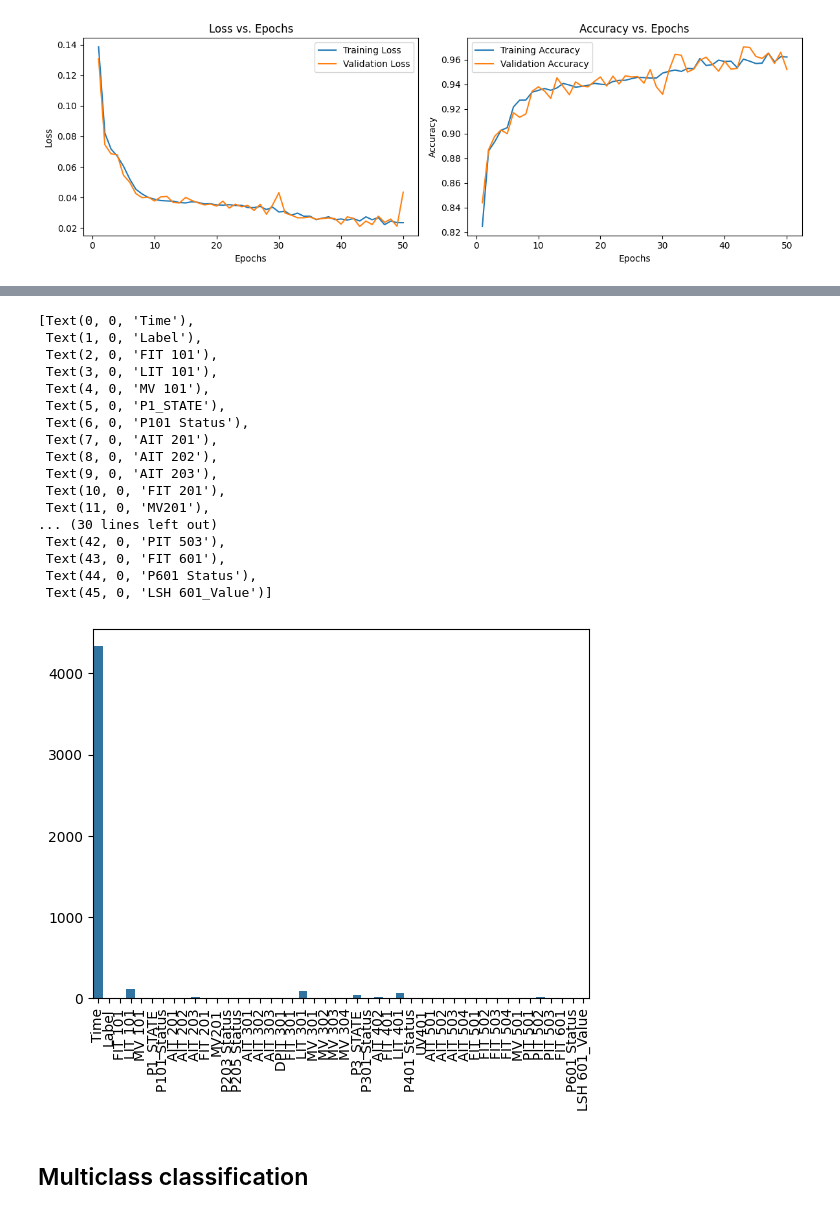
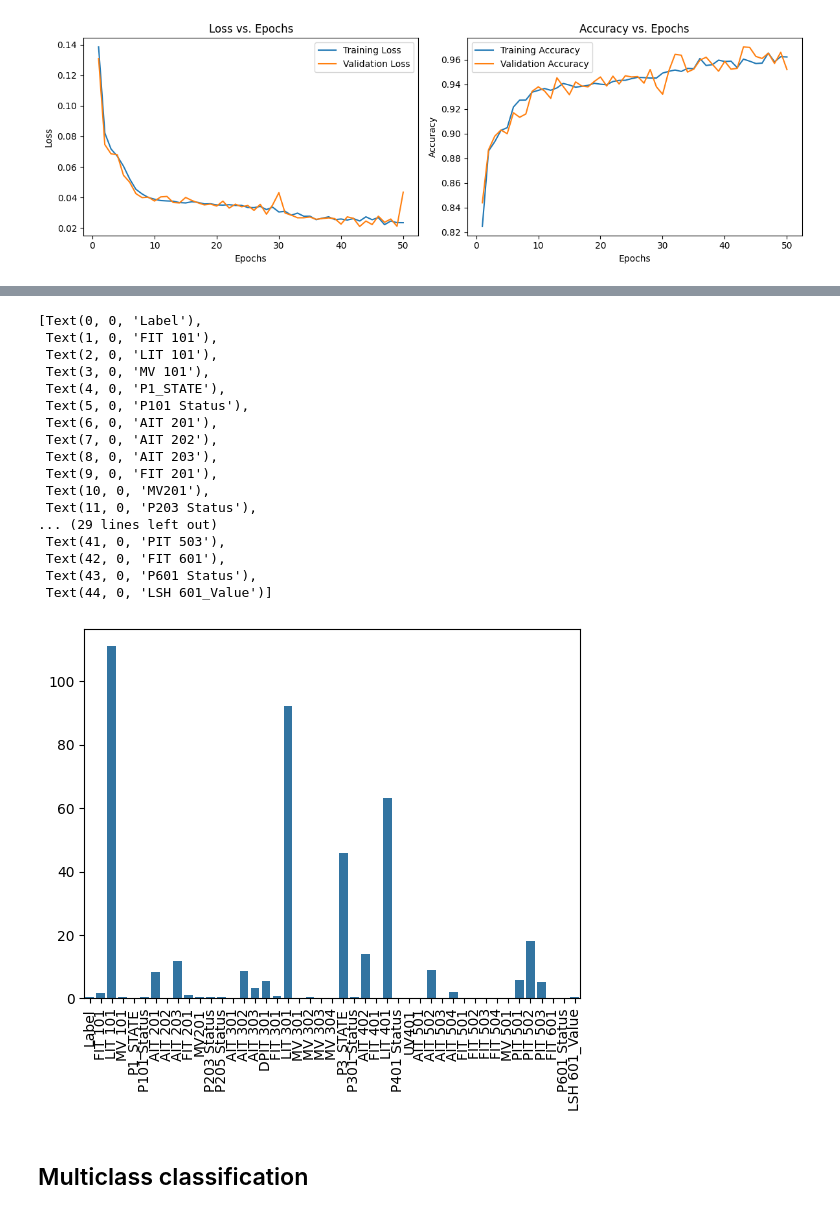
Before and after one commit to Josephine19-stack/secu_secu_secu, a Jupyter notebook: notebook.ipynb, the cells around one changed output, grey strips where cells are left out. Cells and saved outputs as stored; diff of their text form; code cells hidden in the pictures.

Commit message:
[Projet : rms deviation] : remove time  RMS deviation

```diff
--- a/notebook.ipynb
+++ b/notebook.ipynb
@@ -294,3 +294,11 @@ plt.tight_layout()
 plt.show()
 # %% [output]
 [figure]
+# %%
+import numpy as np
+import seaborn as sns
+
+numerical_copy = df_numerical.copy()
+
+numerical_copy = numerical_copy.drop("Time", axis=1)
+numerical_copy.head(5)
@@ -297,38 +313,35 @@ plt.show()
 # %%
-import numpy as np
-import seaborn as sns
-
 # Calculez la RMS-deviation pour chaque capteur
-rms_deviations = np.zeros(len(df_numerical.columns))
-for i in range(len(df_numerical.columns)):
-    rms_deviations[i] = np.sqrt(np.mean(np.square(df_numerical.iloc[:, i] - df_numerical.iloc[:, i].mean())))
+rms_deviations = np.zeros(len(numerical_copy.columns))
+for i in range(len(numerical_copy.columns)):
+    rms_deviations[i] = np.sqrt(np.mean(np.square(numerical_copy.iloc[:, i] - numerical_copy.iloc[:, i].mean())))
 
 # Visualisez les RMS-deviations
 ax = sns.barplot(rms_deviations)
 
 ax.set_xticklabels(
-    df_numerical.columns,
+    numerical_copy.columns,
     rotation=90
 )
 # %% [output]
-[Text(0, 0, 'Time'),
- Text(1, 0, 'Label'),
- Text(2, 0, 'FIT 101'),
- Text(3, 0, 'LIT 101'),
- Text(4, 0, 'MV 101'),
- Text(5, 0, 'P1_STATE'),
- Text(6, 0, 'P101 Status'),
- Text(7, 0, 'AIT 201'),
- Text(8, 0, 'AIT 202'),
- Text(9, 0, 'AIT 203'),
- Text(10, 0, 'FIT 201'),
- Text(11, 0, 'MV201'),
-... (30 lines left out)
- Text(42, 0, 'PIT 503'),
- Text(43, 0, 'FIT 601'),
- Text(44, 0, 'P601 Status'),
- Text(45, 0, 'LSH 601_Value')]
+[Text(0, 0, 'Label'),
+ Text(1, 0, 'FIT 101'),
+ Text(2, 0, 'LIT 101'),
+ Text(3, 0, 'MV 101'),
+ Text(4, 0, 'P1_STATE'),
+ Text(5, 0, 'P101 Status'),
+ Text(6, 0, 'AIT 201'),
+ Text(7, 0, 'AIT 202'),
+ Text(8, 0, 'AIT 203'),
+ Text(9, 0, 'FIT 201'),
+ Text(10, 0, 'MV201'),
+ Text(11, 0, 'P203 Status'),
+... (29 lines left out)
+ Text(41, 0, 'PIT 503'),
+ Text(42, 0, 'FIT 601'),
+ Text(43, 0, 'P601 Status'),
+ Text(44, 0, 'LSH 601_Value')]
-[figure, old version]
+[figure, new version]
 # %% [markdown]
 ## Multiclass classification
 # %%
```
Also changed, not shown: parts of 1 cell of this notebook.
